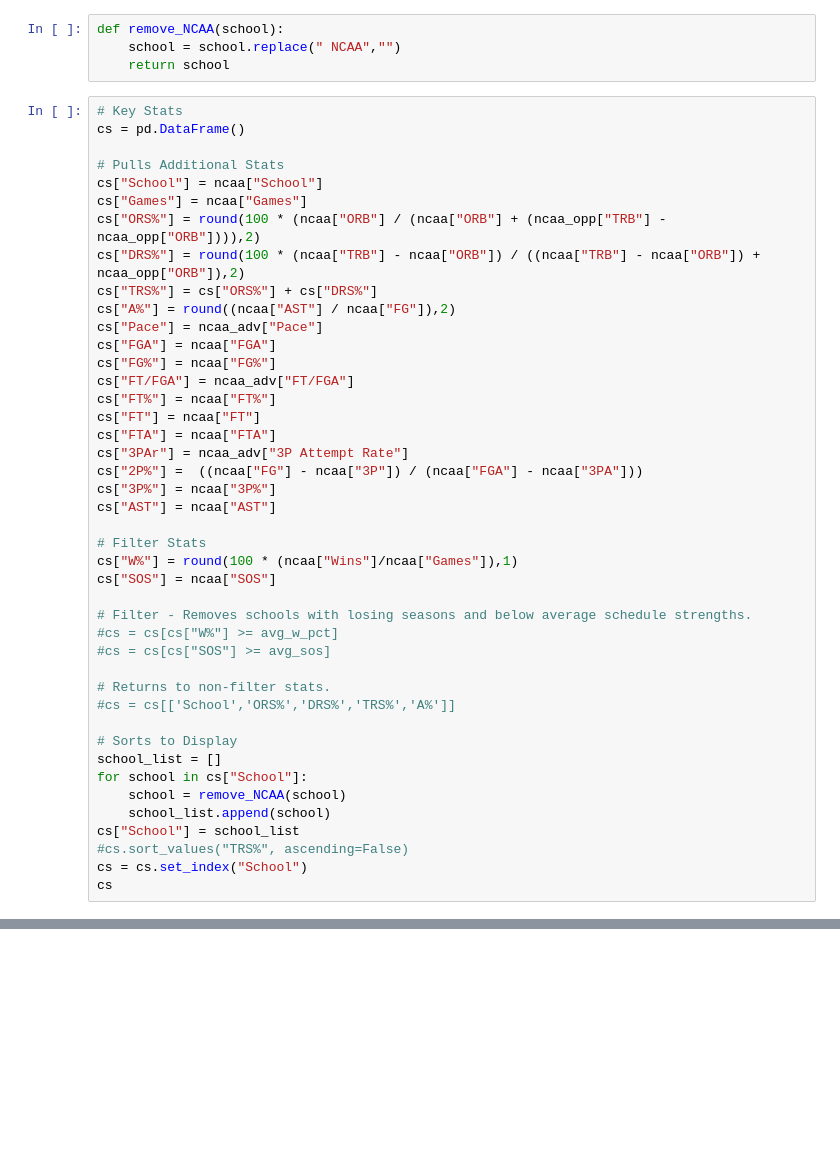
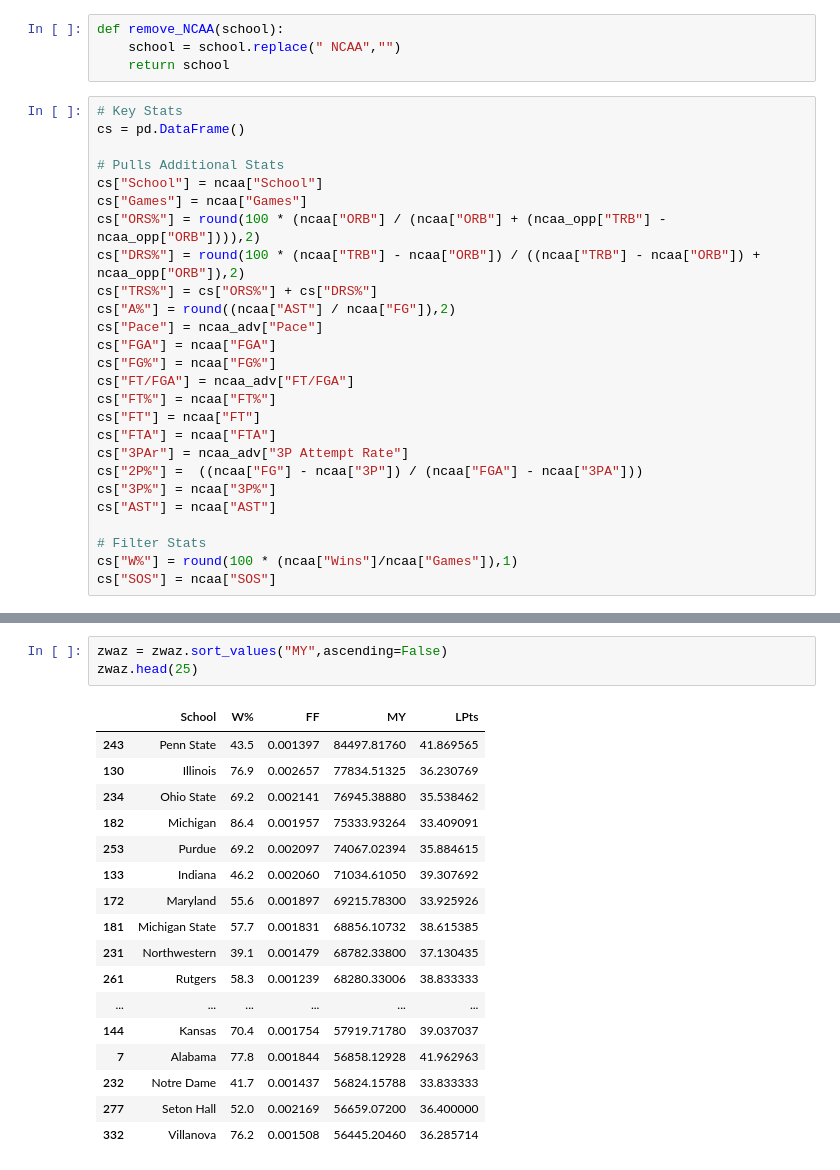
Before and after one commit to jacobdv/march-madness, a Jupyter notebook: 2021/2021_NCAA_Calculations.ipynb, the cells around one changed output, grey strips where cells are left out. Saved outputs shown, nothing was run; the diff lists cells and outputs as text; blank space fills up the shorter version.

```diff
--- a/2021/2021_NCAA_Calculations.ipynb
+++ b/2021/2021_NCAA_Calculations.ipynb
@@ -135,20 +135,3 @@ cs["AST"] = ncaa["AST"]
 # Filter Stats
 cs["W%"] = round(100 * (ncaa["Wins"]/ncaa["Games"]),1)
 cs["SOS"] = ncaa["SOS"]
-
-# Filter - Removes schools with losing seasons and below average schedule strengths.
-#cs = cs[cs["W%"] >= avg_w_pct]
-#cs = cs[cs["SOS"] >= avg_sos]
-
-# Returns to non-filter stats.
-#cs = cs[['School','ORS%','DRS%','TRS%','A%']]
-
-# Sorts to Display
-school_list = []
-for school in cs["School"]:
-    school = remove_NCAA(school)
-    school_list.append(school)
-cs["School"] = school_list
-#cs.sort_values("TRS%", ascending=False)
-cs = cs.set_index("School")
-cs
@@ -159,0 +161,21 @@ test.describe()
+# %%
+zwaz = zwaz.sort_values("MY",ascending=False)
+zwaz.head(25)
+# %% [output]
+|  | School | W% | FF | MY | LPts |
+| 243 | Penn State | 43.5 | 0.001397 | 84497.81760 | 41.869565 |
+| 130 | Illinois | 76.9 | 0.002657 | 77834.51325 | 36.230769 |
+| 234 | Ohio State | 69.2 | 0.002141 | 76945.38880 | 35.538462 |
+| 182 | Michigan | 86.4 | 0.001957 | 75333.93264 | 33.409091 |
+| 253 | Purdue | 69.2 | 0.002097 | 74067.02394 | 35.884615 |
+| 133 | Indiana | 46.2 | 0.002060 | 71034.61050 | 39.307692 |
+| 172 | Maryland | 55.6 | 0.001897 | 69215.78300 | 33.925926 |
+| 181 | Michigan State | 57.7 | 0.001831 | 68856.10732 | 38.615385 |
+| 231 | Northwestern | 39.1 | 0.001479 | 68782.33800 | 37.130435 |
+| 261 | Rutgers | 58.3 | 0.001239 | 68280.33006 | 38.833333 |
+| ... | ... | ... | ... | ... | ... |
+| 144 | Kansas | 70.4 | 0.001754 | 57919.71780 | 39.037037 |
+| 7 | Alabama | 77.8 | 0.001844 | 56858.12928 | 41.962963 |
+| 232 | Notre Dame | 41.7 | 0.001437 | 56824.15788 | 33.833333 |
+| 277 | Seton Hall | 52.0 | 0.002169 | 56659.07200 | 36.400000 |
+| 332 | Villanova | 76.2 | 0.001508 | 56445.20460 | 36.285714 |
```
Also changed, not shown: parts of 6 cells of this notebook, 3 other files.
